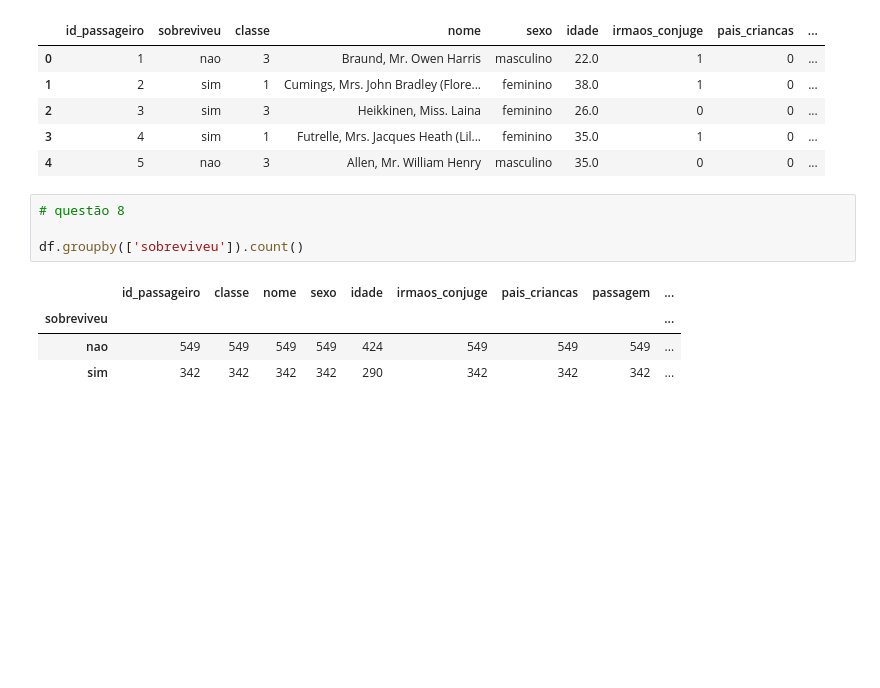
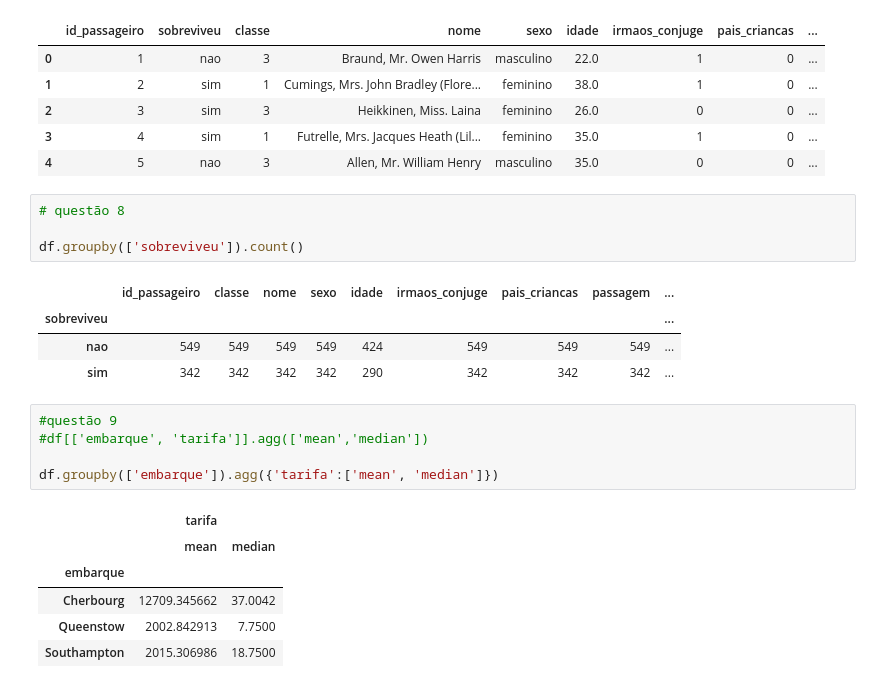
Before and after one commit to archarmd/intro_python_verao_ime_2023, a Jupyter notebook: exercicios/exercicio02.ipynb, the cells around one changed output. Cells and saved outputs as stored; diff of their text form; blank space fills up the shorter version.

```diff
--- a/exercicios/exercicio02.ipynb
+++ b/exercicios/exercicio02.ipynb
@@ -145,3 +145,15 @@ df.groupby(['sobreviveu']).count()
 | sobreviveu |  |  |  |  |  |  |  |  | ... |
 | nao | 549 | 549 | 549 | 549 | 424 | 549 | 549 | 549 | ... |
 | sim | 342 | 342 | 342 | 342 | 290 | 342 | 342 | 342 | ... |
+# %%
+#questão 9
+#df[['embarque', 'tarifa']].agg(['mean','median'])
+
+df.groupby(['embarque']).agg({'tarifa':['mean', 'median']})
+# %% [output]
+|  | tarifa |  |
+|  | mean | median |
+| embarque |  |  |
+| Cherbourg | 12709.345662 | 37.0042 |
+| Queenstow | 2002.842913 | 7.7500 |
+| Southampton | 2015.306986 | 18.7500 |
```
